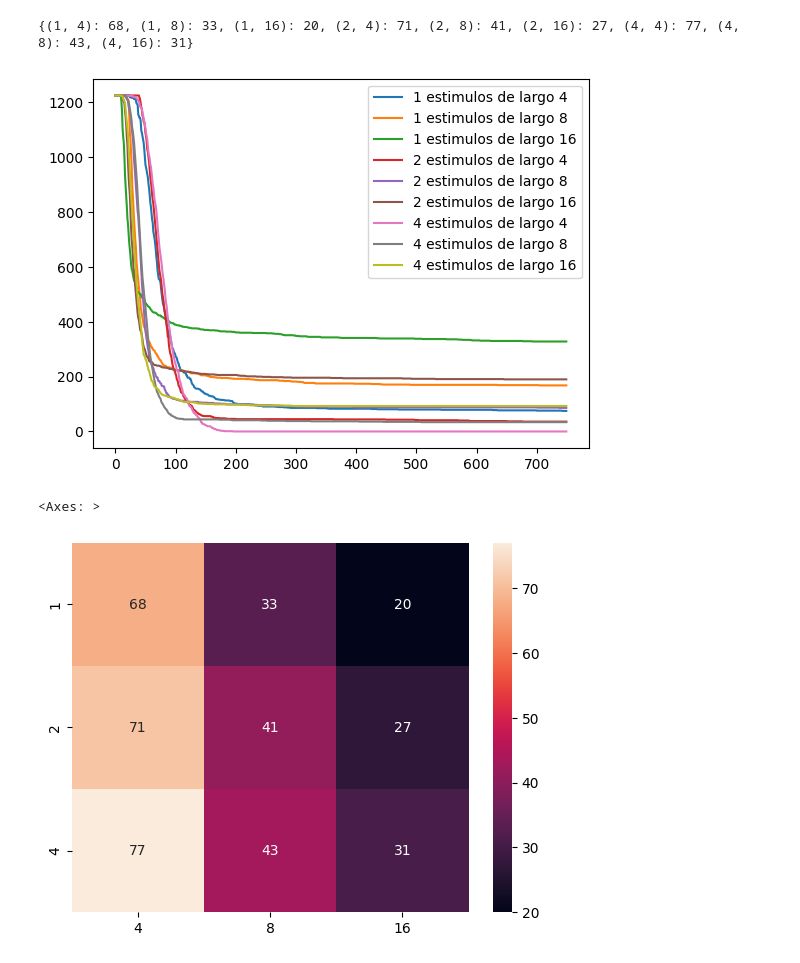
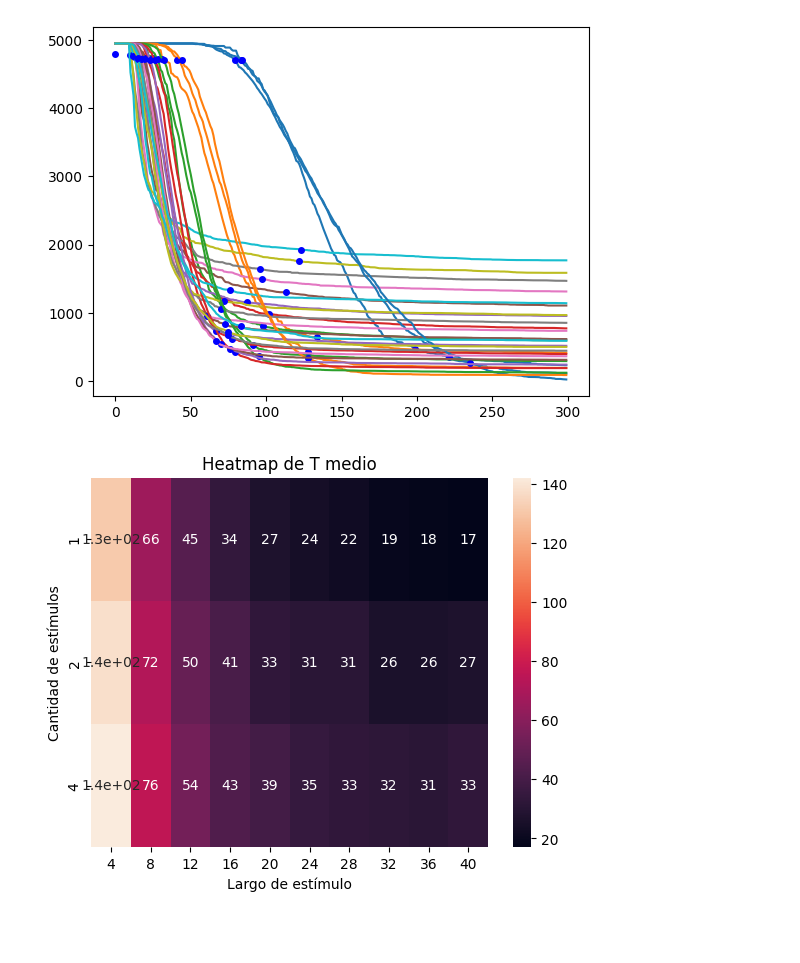
Before and after one commit to SalvadorCalanni/Modelos_basados_en_agentes, a Jupyter notebook: Diagrama_fases.ipynb, the cells around one changed output. Saved outputs shown, nothing was run; the diff lists cells and outputs as text; code cells hidden in the pictures; blank space fills up the shorter version.

```diff
--- a/Diagrama_fases.ipynb
+++ b/Diagrama_fases.ipynb
@@ -37,30 +13,43 @@ def x_tau_medio (lista_vertices):
 # %%
 dicc_tau_medio={}
+dicc_tau_95 = {}
+dicc_tau_05 = {}
+lista_grados = []
 
+#Gráfico para distintos estimulos
 for cantidad_estim in [1, 2, 4]:
-    for largo_estim in [4, 8, 16]:
+    for largo_estim in [4, 8, 12, 16, 20, 24, 28, 32, 36, 40]:
         nucleo, coclea = fMBA.iniciar_red(n_neu, peso_inicial)
-        lista_vertices = entrenar(nucleo, coclea, largo_estim, cantidad_estim)
-        dicc_tau_medio[(cantidad_estim, largo_estim)] = x_tau_medio(lista_vertices)
-        plt.plot(lista_vertices, label=f'{cantidad_estim} estimulos de largo {largo_estim}')
-plt.legend()
-print(dicc_tau_medio)
+        lista_vertices = fMBA.entrenar(nucleo, coclea, largo_estim, cantidad_estim, pasos)
+
+        dicc_tau_95[(cantidad_estim, largo_estim)] = fMBA.x_tau_porcentaje(lista_vertices, 95)[0]
+        dicc_tau_05[(cantidad_estim, largo_estim)] = fMBA.x_tau_porcentaje(lista_vertices, 5)[0]
+        dicc_tau_medio[(cantidad_estim, largo_estim)] = fMBA.x_tau_medio(lista_vertices)[0]
+
+        lista_grados.append(list(dict(nucleo.degree()).values()))
+        plt.plot(lista_vertices, label=f'{cantidad_estim} estimulos de largo total {largo_estim}')
+        plt.plot(fMBA.x_tau_porcentaje(lista_vertices, 95)[0], fMBA.x_tau_porcentaje(lista_vertices, 95)[1], marker='o', markersize=4, color='blue')
+        plt.plot(fMBA.x_tau_porcentaje(lista_vertices, 5)[0], fMBA.x_tau_porcentaje(lista_vertices, 5)[1], marker='o', markersize=4, color='blue')
+
+        #plt.xlim(0, 400) #lo acorté visualmente para poder diferenciar mejor algunas cosas pero la cantidad de pasos no cambia
+#plt.legend()
+plt.show()
 # %% [output]
-{(1, 4): 68, (1, 8): 33, (1, 16): 20, (2, 4): 71, (2, 8): 41, (2, 16): 27, (4, 4): 77, (4, 8): 43, (4, 16): 31}
-[figure, old version]
+[figure, new version]
 # %%
-# Crear un DataFrame a partir del diccionario
-df = pd.DataFrame.from_dict(dicc_tau_medio, orient='index', columns=['Value'])
-df.index = pd.MultiIndex.from_tuples(df.index, names=["Row", "Column"])
-df = df.unstack(level='Column')
+# Crear un DataFrame a partir del diccionario tau medio
+df_hm = pd.DataFrame.from_dict(dicc_tau_medio, orient='index', columns=['Value'])
+df_hm.index = pd.MultiIndex.from_tuples(df_hm.index, names=["Row", "Column"])
+df_hm = df_hm.unstack(level='Column')
 
 # Visualizar el DataFrame resultante
-df.columns = df.columns.droplevel(0)  # Eliminar niveles innecesarios
-df = df.rename_axis(index=None, columns=None)  # Eliminar nombres de los ejes
+df_hm.columns = df_hm.columns.droplevel(0)  # Eliminar niveles innecesarios
+df_hm = df_hm.rename_axis(index=None, columns=None)  # Eliminar nombres de los ejes
 
-df
+df_hm
 
-sns.heatmap(df, annot=True)
+hm = sns.heatmap(df_hm, annot=True)
+hm.set(xlabel='Largo de estímulo', ylabel='Cantidad de estímulos', title = "Heatmap de T medio")
+plt.show()
 # %% [output]
-<Axes: >
-[figure, old version]
+[figure, new version]
```
Also changed, not shown: parts of 6 cells of this notebook, 2 other files.
